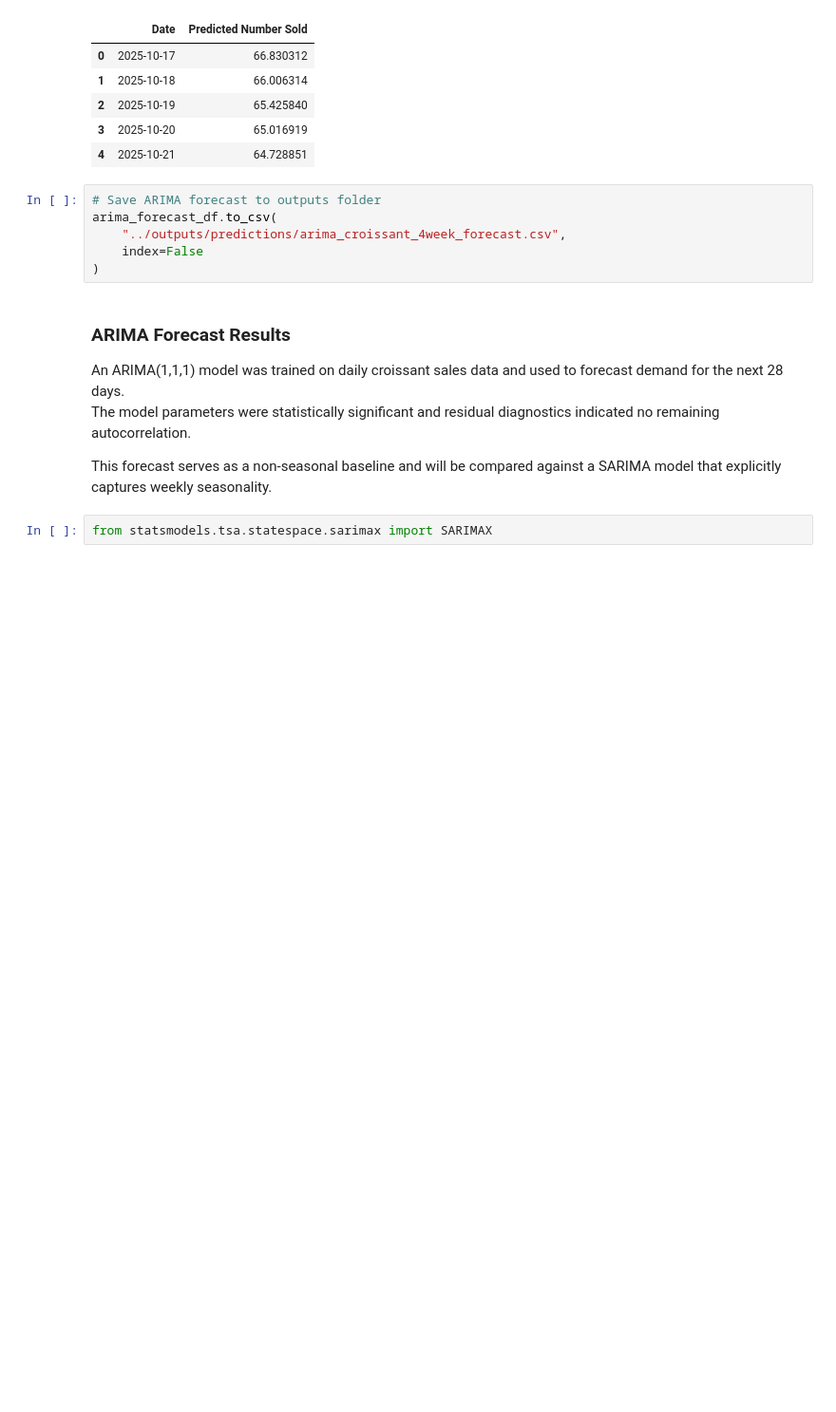
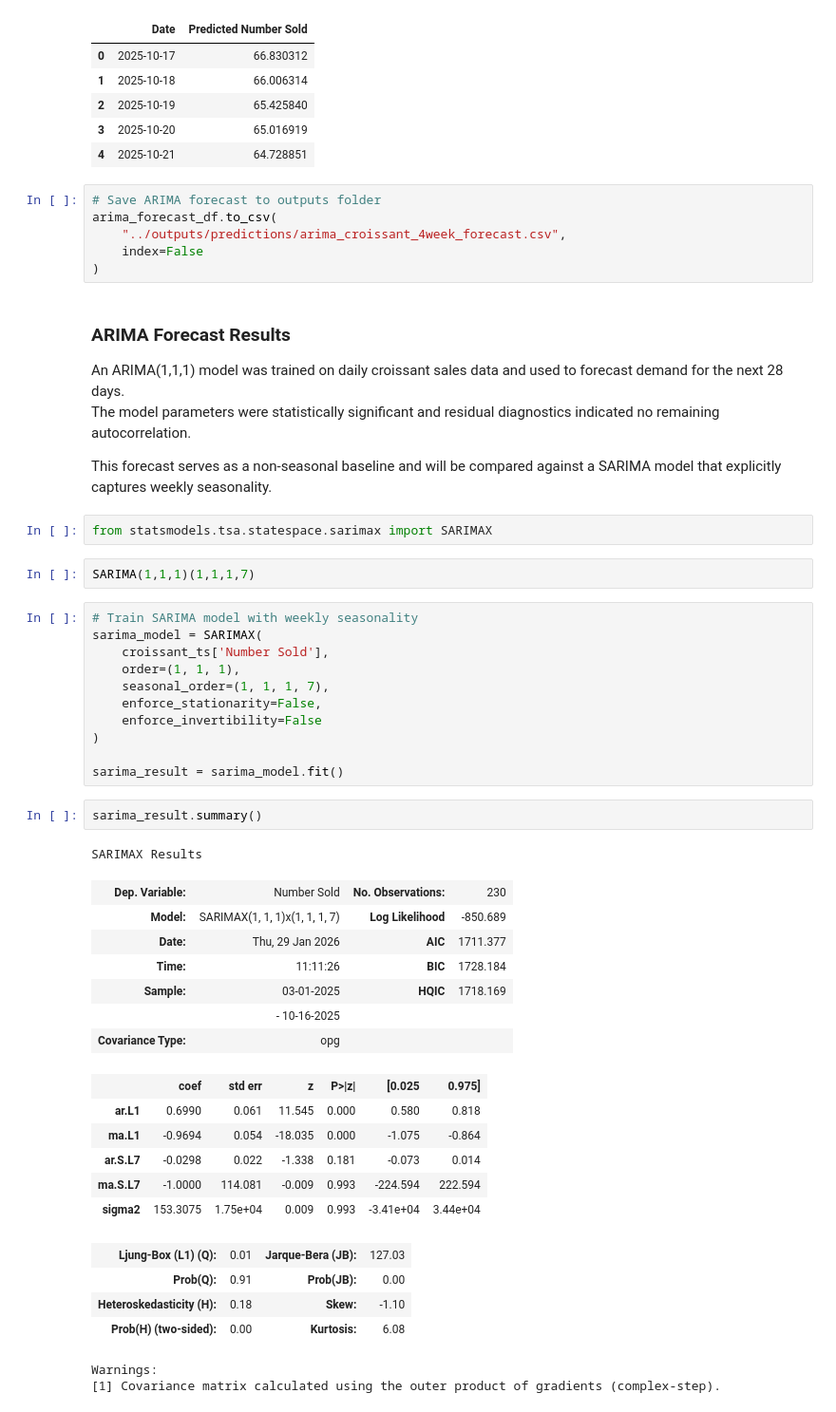
Before and after one commit to ufigiabhi/SYSDEV-Groupproject, a Jupyter notebook: ml/notebooks/01_data_loading_and_cleaning.ipynb, the cells around one changed output. Shown at 95% size. Drawn from its saved outputs; the diff is of its cells as text; blank space fills up the shorter version.

```diff
--- a/ml/notebooks/01_data_loading_and_cleaning.ipynb
+++ b/ml/notebooks/01_data_loading_and_cleaning.ipynb
@@ -343,3 +343,39 @@ The model parameters were statistically significant and residual diagnostics ind
 This forecast serves as a non-seasonal baseline and will be compared against a SARIMA model that explicitly captures weekly seasonality.
 # %%
 from statsmodels.tsa.statespace.sarimax import SARIMAX
+# %%
+SARIMA(1,1,1)(1,1,1,7)
+# %%
+# Train SARIMA model with weekly seasonality
+sarima_model = SARIMAX(
+    croissant_ts['Number Sold'],
+    order=(1, 1, 1),
+    seasonal_order=(1, 1, 1, 7),
+    enforce_stationarity=False,
+    enforce_invertibility=False
+)
+
+sarima_result = sarima_model.fit()
+# %%
+sarima_result.summary()
+# %% [output]
+SARIMAX Results
+| Dep. Variable: | Number Sold | No. Observations: | 230 |
+| Model: | SARIMAX(1, 1, 1)x(1, 1, 1, 7) | Log Likelihood | -850.689 |
+| Date: | Thu, 29 Jan 2026 | AIC | 1711.377 |
+| Time: | 11:11:26 | BIC | 1728.184 |
+| Sample: | 03-01-2025 | HQIC | 1718.169 |
+|  | - 10-16-2025 |  |  |
+| Covariance Type: | opg |  |  |
+|  | coef | std err | z | P>|z| | [0.025 | 0.975] |
+| ar.L1 | 0.6990 | 0.061 | 11.545 | 0.000 | 0.580 | 0.818 |
+| ma.L1 | -0.9694 | 0.054 | -18.035 | 0.000 | -1.075 | -0.864 |
+| ar.S.L7 | -0.0298 | 0.022 | -1.338 | 0.181 | -0.073 | 0.014 |
+| ma.S.L7 | -1.0000 | 114.081 | -0.009 | 0.993 | -224.594 | 222.594 |
+| sigma2 | 153.3075 | 1.75e+04 | 0.009 | 0.993 | -3.41e+04 | 3.44e+04 |
+| Ljung-Box (L1) (Q): | 0.01 | Jarque-Bera (JB): | 127.03 |
+| Prob(Q): | 0.91 | Prob(JB): | 0.00 |
+| Heteroskedasticity (H): | 0.18 | Skew: | -1.10 |
+| Prob(H) (two-sided): | 0.00 | Kurtosis: | 6.08 |
+Warnings:
+[1] Covariance matrix calculated using the outer product of gradients (complex-step).
```
Also changed, not shown: parts of 6 cells of this notebook, 1 other file.
